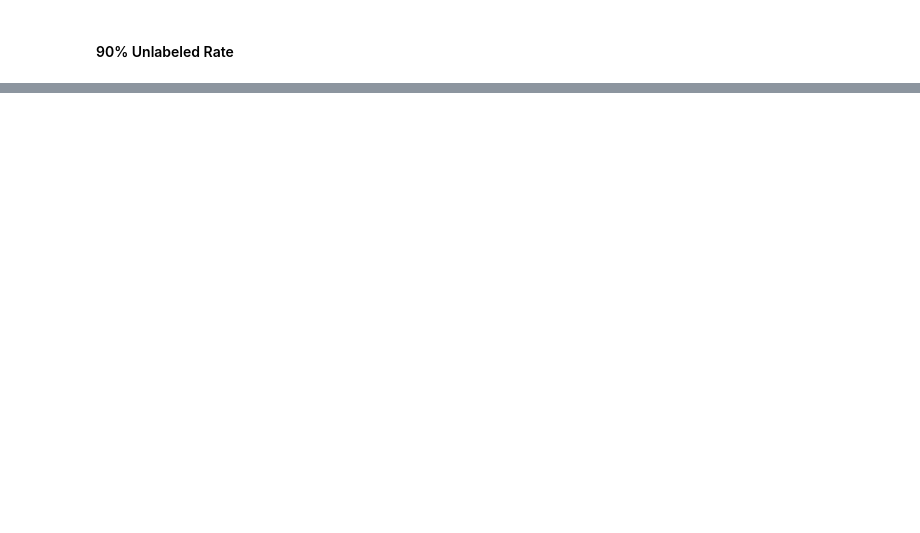
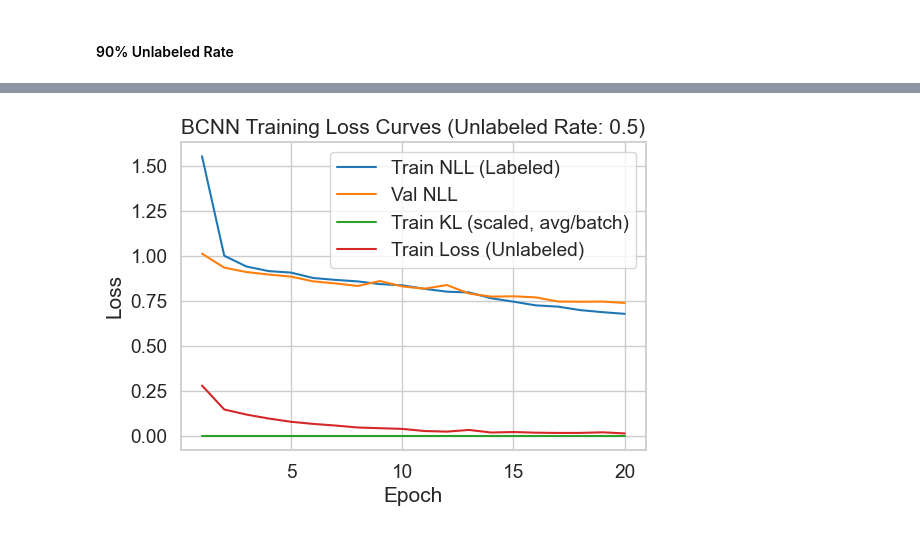
Before and after one commit to behrensm03/bdl-ssl, a Jupyter notebook: bayes_cnn_baseline.ipynb, the cells around one changed output, grey strips where cells are left out. Cells and saved outputs as stored; diff of their text form; code cells hidden in the pictures; blank space fills up the shorter version.

```diff
--- a/bayes_cnn_baseline.ipynb
+++ b/bayes_cnn_baseline.ipynb
@@ -172,0 +317,7 @@ Percentage of predictions that are class 5: 100.0%
+# %%
+# Create SSL versions of our datasets
+unlabeled_rate = 0.5
+
+train_labels_ssl_50 = get_semi_supervised_labels(train_dataset, unlabeled_rate=unlabeled_rate, seed=RANDOM_SEED)
+train_ssl_dataset_50 = SSLDataset(train_dataset, train_labels_ssl_50)
+train_ssl_loader_50 = data.DataLoader(train_ssl_dataset_50, batch_size=BATCH_SIZE, shuffle=True)
@@ -172,0 +333,3 @@ Percentage of predictions that are class 5: 100.0%
+# %%
+ssl_bmodel_50, criterion, optimizer = default_setup(lr=0.0001, rho_init=-7.0)
+bcnn_history_50 = train_loop_bcnn_hard_pseudo_label(ssl_bmodel_50, train_ssl_loader_50, val_loader, criterion, optimizer, num_epochs=20, alpha=0.5, beta=0.0, num_samples=10)
@@ -172,0 +358,4 @@ Percentage of predictions that are class 5: 100.0%
+# %%
+plot_loss_curves_bcnn(bcnn_history_50, unlabeled_rate=unlabeled_rate, use_unlabeled=True)
+# %% [output]
+[figure, added]
```
Also changed, not shown: parts of 27 cells of this notebook, 3 other files.
